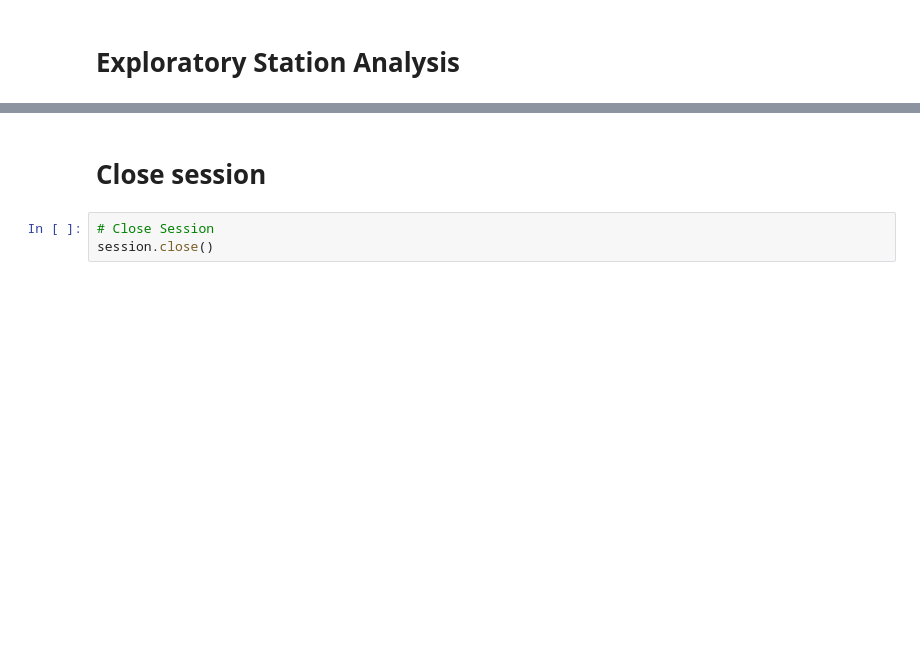
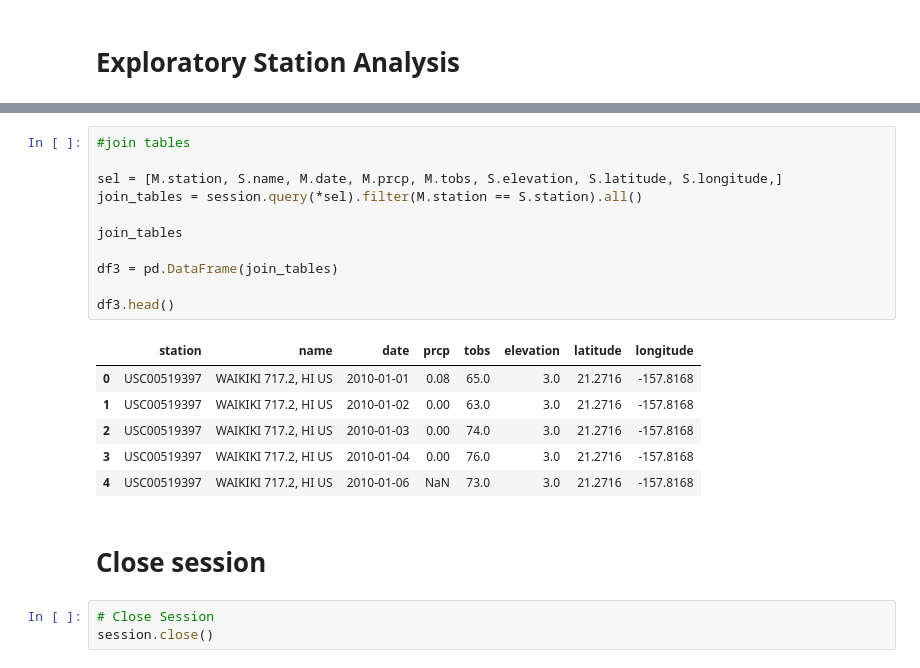
Before and after one commit to bethgietl/sqlalchemy-challenge, a Jupyter notebook: climate_gietl.ipynb, the cells around one changed output, grey strips where cells are left out. Cells and saved outputs as stored; diff of their text form; blank space fills up the shorter version.

```diff
--- a/climate_gietl.ipynb
+++ b/climate_gietl.ipynb
@@ -171,3 +286,21 @@ session.query(Measurement.date).\
+# %%
+#join tables
+
+sel = [M.station, S.name, M.date, M.prcp, M.tobs, S.elevation, S.latitude, S.longitude,]
+join_tables = session.query(*sel).filter(M.station == S.station).all()
+
+join_tables
+
+df3 = pd.DataFrame(join_tables)
+
+df3.head()
+# %% [output]
+|  | station | name | date | prcp | tobs | elevation | latitude | longitude |
+| 0 | USC00519397 | WAIKIKI 717.2, HI US | 2010-01-01 | 0.08 | 65.0 | 3.0 | 21.2716 | -157.8168 |
+| 1 | USC00519397 | WAIKIKI 717.2, HI US | 2010-01-02 | 0.00 | 63.0 | 3.0 | 21.2716 | -157.8168 |
+| 2 | USC00519397 | WAIKIKI 717.2, HI US | 2010-01-03 | 0.00 | 74.0 | 3.0 | 21.2716 | -157.8168 |
+| 3 | USC00519397 | WAIKIKI 717.2, HI US | 2010-01-04 | 0.00 | 76.0 | 3.0 | 21.2716 | -157.8168 |
+| 4 | USC00519397 | WAIKIKI 717.2, HI US | 2010-01-06 | NaN | 73.0 | 3.0 | 21.2716 | -157.8168 |
 # %% [markdown]
 # Close session
 # %%
```
Also changed, not shown: parts of 27 cells of this notebook, 1 other file.
